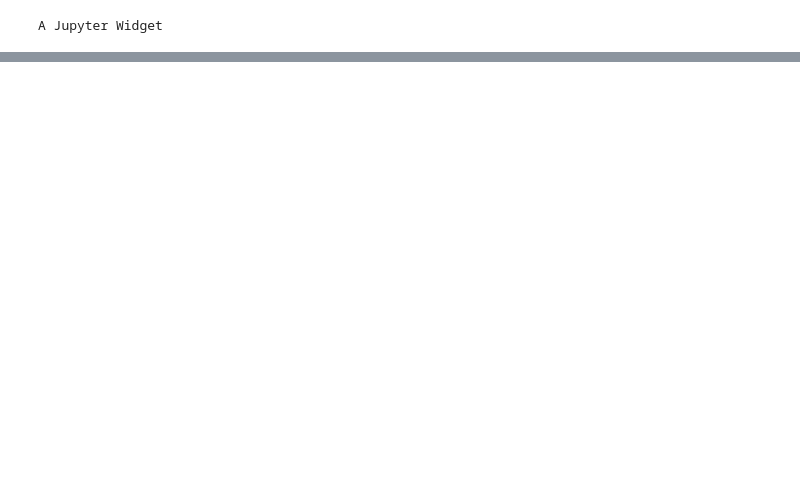
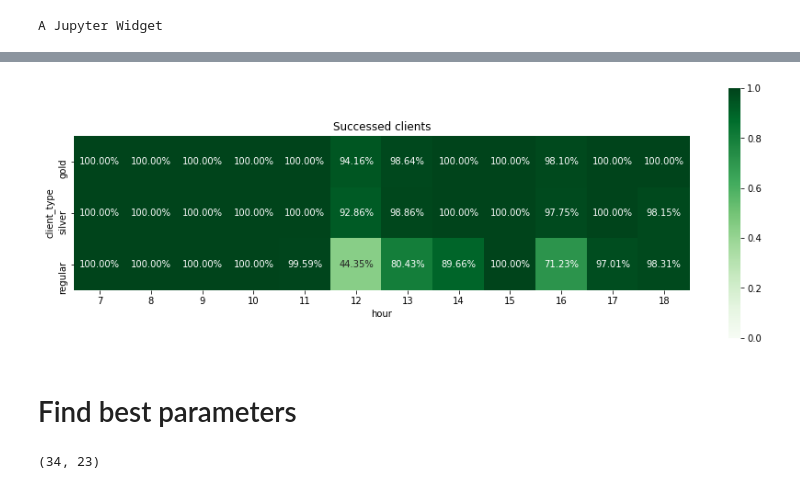
Before and after one commit to EgorDudyrev/SimMod_CourseWork, a Jupyter notebook: SimPy model.ipynb, the cells around one changed output, grey strips where cells are left out. Drawn from its saved outputs; the diff is of its cells as text; code cells hidden in the pictures; blank space fills up the shorter version.

Commit message:
Find optimal parameters

```diff
--- a/SimPy model.ipynb
+++ b/SimPy model.ipynb
@@ -27,6 +28,15 @@ def add_client_to_matrix(matrix, priority, call_start_time):
     data[cl_columns_map['status']] = map_cl_status_code['generated']
     data[cl_columns_map['call_type']] = np.random.choice(calls_type_distr.index, p=calls_type_distr['p'])
     return id_, np.append(matrix, [data], axis=0)
+# %%
+def set_op_mx(op_time_ds):
+    op_mx = np.empty([0,len(op_columns)], dtype=np.int)
+    for hour, row in op_time_ds.iterrows():
+        for t,n in row.iteritems():
+            for i in range(n):
+                p = {'gold':1, 'silver':2, 'regular':3}[t]
+                id_, op_mx = add_operator_to_matrix(op_mx, p, dt.timedelta(hours=int(hour)))
+    return op_mx
 # %%
 def add_operator_to_matrix(matrix, priority, start_work_time, work_duration=dt.timedelta(hours=8).seconds):
     """
@@ -154,3 +164,13 @@ def plot_connection_duration_distr(client_ds, figsize=(15,15)):
     plt.tight_layout()
     plt.subplots_adjust(top=0.92)
     plt.show()
+# %%
+def plot_clients_success(client_ds, figsize=(15,5)):
+    cds = client_ds[['type']].rename(columns={'type':'client_type'})
+    cds['success'] = client_ds['status'].isin(['drop_success','connected'])
+    cds['hour'] = [x.hour if x else None for x in client_ds['call_start_time_dt']]
+    cds = cds.pivot_table(index='client_type', columns='hour', values='success', aggfunc='mean').reindex(['gold','silver','regular'])
+    plt.figure(figsize=figsize)
+    sns.heatmap(cds, vmin=0, vmax=1, cmap='Greens', square=True, annot=True, fmt='.2%')
+    plt.title('Successed clients')
+    plt.show()
@@ -528,0 +613,6 @@ plot_connection_duration_distr(client_ds)
+# %%
+plot_clients_success(client_ds)
+# %% [output]
+[figure, added]
+# %% [markdown]
+# Find best parameters
@@ -528,0 +624,4 @@ plot_connection_duration_distr(client_ds)
+# %%
+cds.shape
+# %% [output]
+(34, 23)
```
Also changed, not shown: parts of 22 cells of this notebook, 3 other files.
